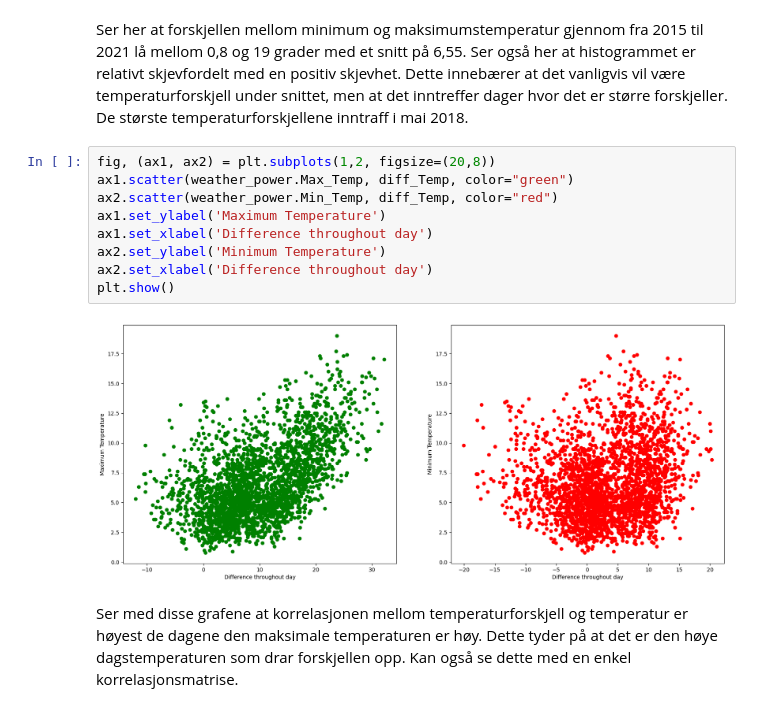
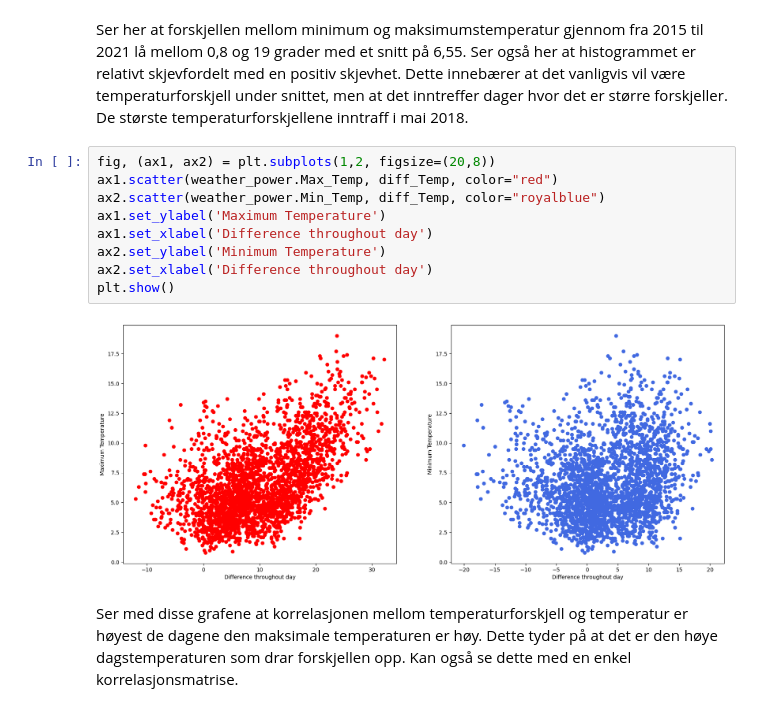
Before and after one commit to vrognaas/MET2010_Prosjektoppgave, a Jupyter notebook: Prosjektoppgave.ipynb, the cells around one changed output. Drawn from its saved outputs; the diff is of its cells as text.

```diff
--- a/Prosjektoppgave.ipynb
+++ b/Prosjektoppgave.ipynb
@@ -331,15 +323,15 @@ plt.show()
 Ser her at forskjellen mellom minimum og maksimumstemperatur gjennom fra 2015 til 2021 lå mellom 0,8 og 19 grader med et snitt på 6,55. Ser også her at histogrammet er relativt skjevfordelt med en positiv skjevhet. Dette innebærer at det vanligvis vil være temperaturforskjell under snittet, men at det inntreffer dager hvor det er større forskjeller. De største temperaturforskjellene inntraff i mai 2018.
 # %%
 fig, (ax1, ax2) = plt.subplots(1,2, figsize=(20,8))
-ax1.scatter(weather_power.Max_Temp, diff_Temp, color="green")
-ax2.scatter(weather_power.Min_Temp, diff_Temp, color="red")
+ax1.scatter(weather_power.Max_Temp, diff_Temp, color="red")
+ax2.scatter(weather_power.Min_Temp, diff_Temp, color="royalblue")
 ax1.set_ylabel('Maximum Temperature')
 ax1.set_xlabel('Difference throughout day')
 ax2.set_ylabel('Minimum Temperature')
 ax2.set_xlabel('Difference throughout day')
 plt.show()
 # %% [output]
-[figure, old version]
+[figure, new version]
 # %% [markdown]
 Ser med disse grafene at korrelasjonen mellom temperaturforskjell og temperatur er høyest de dagene den maksimale temperaturen er høy. Dette tyder på at det er den høye dagstemperaturen som drar forskjellen opp. Kan også se dette med en enkel korrelasjonsmatrise.
 # %%
```
Also changed, not shown: parts of 13 cells of this notebook.
